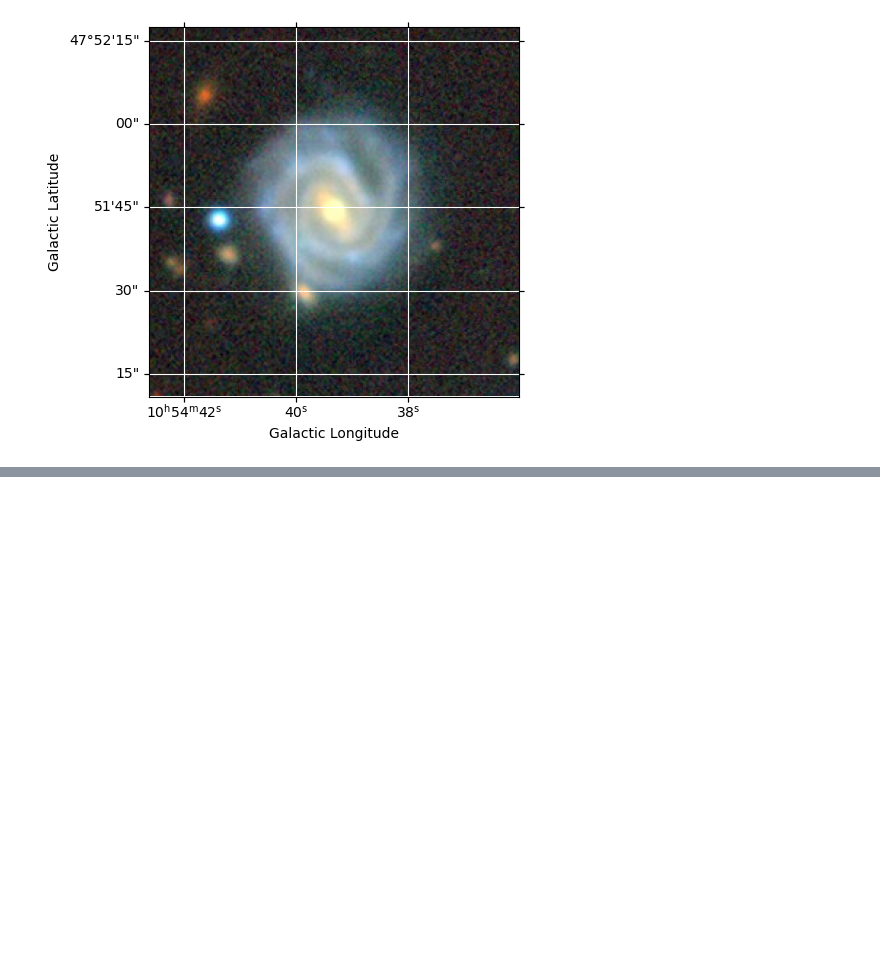
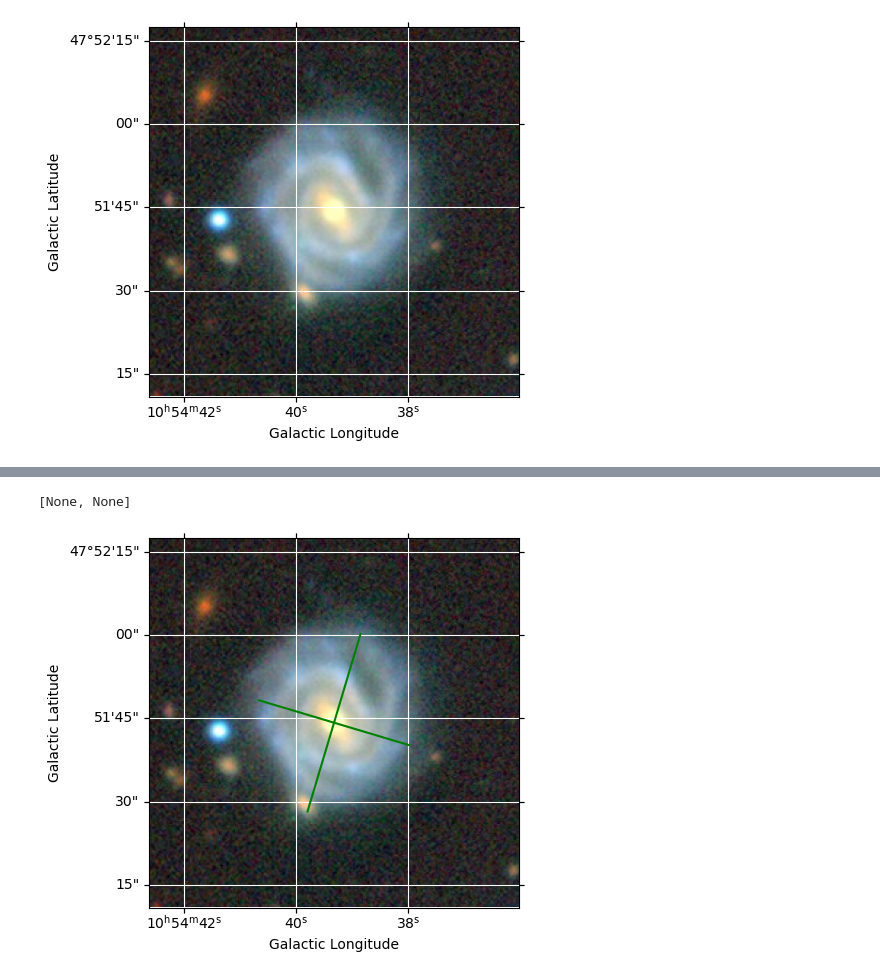
Before and after one commit to DESI-UR/MaNGA-VelMap, a Jupyter notebook: Notebooks/DataVisualizationTutorial.ipynb, the cells around one changed output, grey strips where cells are left out. Drawn from its saved outputs; the diff is of its cells as text; code cells hidden in the pictures; blank space fills up the shorter version.

```diff
--- a/Notebooks/DataVisualizationTutorial.ipynb
+++ b/Notebooks/DataVisualizationTutorial.ipynb
@@ -274,0 +283,47 @@ fig, ax = plt.subplots(subplot_kw=dict(projection=wcs))
+# %%
+center_coords = SkyCoord(ra*u.deg,dec*u.deg)
+#center_coords
+
+pos_angle = drpalltt['nsa_elpetro_phi'][index]          #position angle is in degrees, this converts to radians bc math expects radians
+pos_angle
+r90
+
+axis_ratio = drpalltt['nsa_sersic_ba'][index]
+# %%
+point1 = center_coords.directional_offset_by(-pos_angle*u.deg,r90*u.arcsec)
+
+alpha1 = point1.ra.deg
+delta1 = point1.dec.deg
+
+
+point2 = center_coords.directional_offset_by(-(pos_angle+180)*u.deg,r90*u.arcsec)
+
+alpha2 = point2.ra.deg
+delta2 = point2.dec.deg
+# %%
+#minor axis
+
+point3 = center_coords.directional_offset_by((pos_angle+90)*u.deg,(r90*axis_ratio)*u.arcsec)
+
+alpha3 = point3.ra.deg
+delta3 = point3.dec.deg
+
+
+point4 = center_coords.directional_offset_by((pos_angle+270)*u.deg,(r90*axis_ratio)*u.arcsec)
+
+alpha4 = point4.ra.deg
+delta4 = point4.dec.deg
+# %%
+img = np.asarray(Image.open(DATA_FOLDER + 'Plots/Cutouts/'+test_galaxy+'.jpg'))
+
+
+fig, ax = plt.subplots(subplot_kw=dict(projection=wcs))
+ax.plot([alpha1,alpha2],[delta1,delta2],'g',transform = ax.get_transform('world'))
+ax.plot([alpha3,alpha4],[delta3,delta2],'g',transform = ax.get_transform('world'))
+
+ax.imshow(img, origin='lower')
+ax.grid(color='white', ls='solid')
+ax.set(xlabel='Galactic Longitude', ylabel='Galactic Latitude')
+# %% [output]
+[None, None]
+[figure, added]
```
Also changed, not shown: parts of 3 cells of this notebook.
